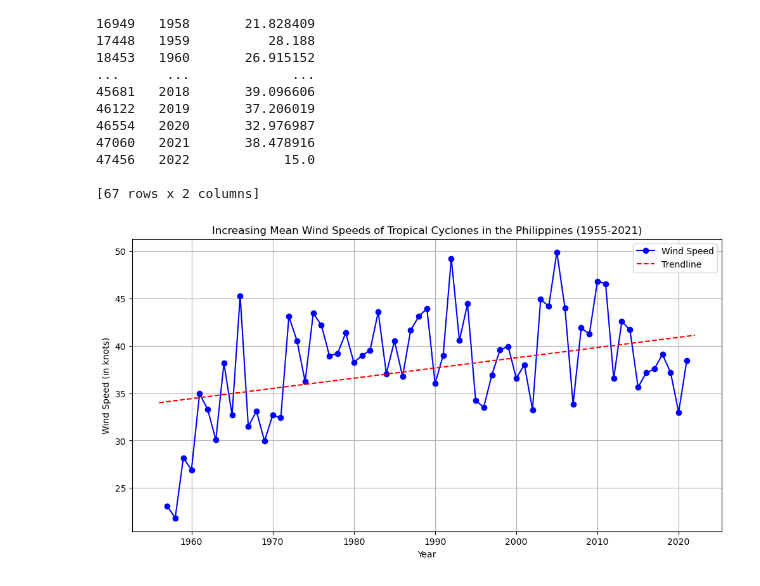
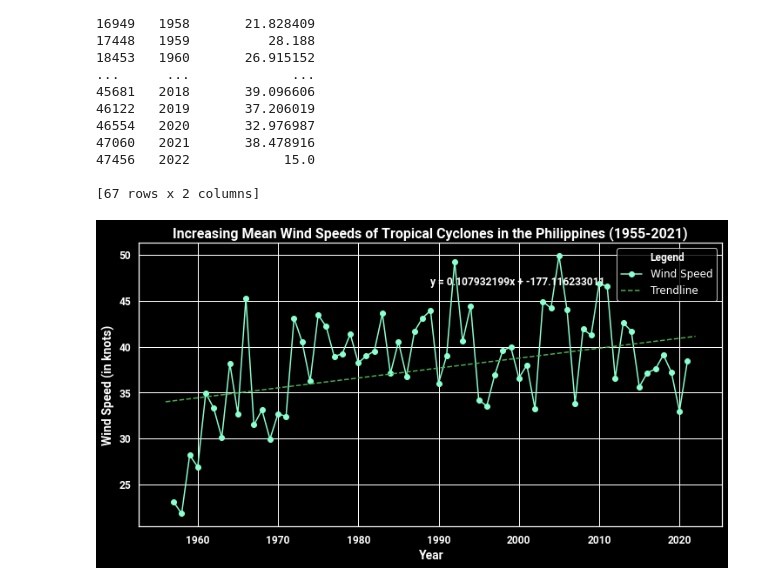
Before and after one commit to edrian-liao/PlanetTales, a Jupyter notebook: data/speartc_analysis.ipynb, the cells around one changed output. Saved outputs shown, nothing was run; the diff lists cells and outputs as text; code cells hidden in the pictures.

```diff
--- a/data/speartc_analysis.ipynb
+++ b/data/speartc_analysis.ipynb
@@ -105,30 +105,57 @@ print(df)
 
 [67 rows x 2 columns]
 # %%
-'''GENERATING A PLOT FOR THE MEAN ANNUAL WIND SPEEDS'''
+import matplotlib.pyplot as plt
+import numpy as np
+import pandas as pd
+from matplotlib.font_manager import FontProperties
+
+# Assuming df is your DataFrame
 
 df['Mean Wind Speed'] = df['Mean Wind Speed'].astype(float)
 df['Season'] = df['Season'].astype(int)
 
+# Set the style to a dark background
+plt.style.use('dark_background')
+
+# Define neon red and neon green
+neon_red = '#8AFFCF'
+neon_green = '#4CAF50'
+
+# Set the path to your custom font file
+custom_font_path = '../Fonts/Roboto-Bold.ttf'
+
 # Plot wind speeds and trendline
 plt.figure(figsize=(12, 6))
-plt.plot(df['Season'][1:-1], df['Mean Wind Speed'][1:-1], marker='o', linestyle='-', color='b', label='Wind Speed')
+plt.plot(df['Season'][1:-1], df['Mean Wind Speed'][1:-1], marker='o', linestyle='-', color=neon_red, label='Wind Speed')
 
 # Fit and plot trendline
 coefficients = np.polyfit(df['Season'], df['Mean Wind Speed'], 1)
 trend_line = np.polyval(coefficients, df['Season'])
-plt.plot(df['Season'], trend_line, color='r', linestyle='--', label='Trendline')
+plt.plot(df['Season'], trend_line, color=neon_green, linestyle='--', label='Trendline')
 
-# Customize plot
-plt.xlabel('Year')
-plt.ylabel('Wind Speed (in knots)')
-plt.title('Increasing Mean Wind Speeds of Tropical Cyclones in the Philippines (1955-2021)')
+# Customize plot with the custom font
+custom_font = FontProperties(fname=custom_font_path)
+
+plt.xlabel('Year', color='white', fontproperties=custom_font, fontsize=14)
+plt.ylabel('Wind Speed (in knots)', color='white', fontproperties=custom_font, fontsize=14)
+plt.title('Increasing Mean Wind Speeds of Tropical Cyclones in the Philippines (1955-2021)', color='white', fontproperties=custom_font, fontsize=16)
 
 # Display the equation of the trendline on the plot
 equation = f'y = {coefficients[0]:.9f}x + {coefficients[1]:.9f}'
-# plt.text(100, 100, equation, fontsize=12, color='black')
-plt.legend()
-plt.grid()
+plt.text(0.5, 0.85, equation, fontsize=12, color='white', transform=plt.gca().transAxes, fontproperties=custom_font)
+
+# Use white for legend text
+plt.legend(fontsize=12, facecolor='black', edgecolor='white', labelcolor='white', title='Legend', title_fontproperties=custom_font)
+
+# Customize tick labels
+plt.xticks(color='white', fontproperties=custom_font)
+plt.yticks(color='white', fontproperties=custom_font)
+
+# Save the plot as an image before showing it
+plt.savefig('mean_wind_speeds.png', bbox_inches='tight')
+
+# Show the plot
 plt.show()
 # %% [output]
-[figure, old version]
+[figure, new version]
```
Also changed, not shown: 9 other files.
